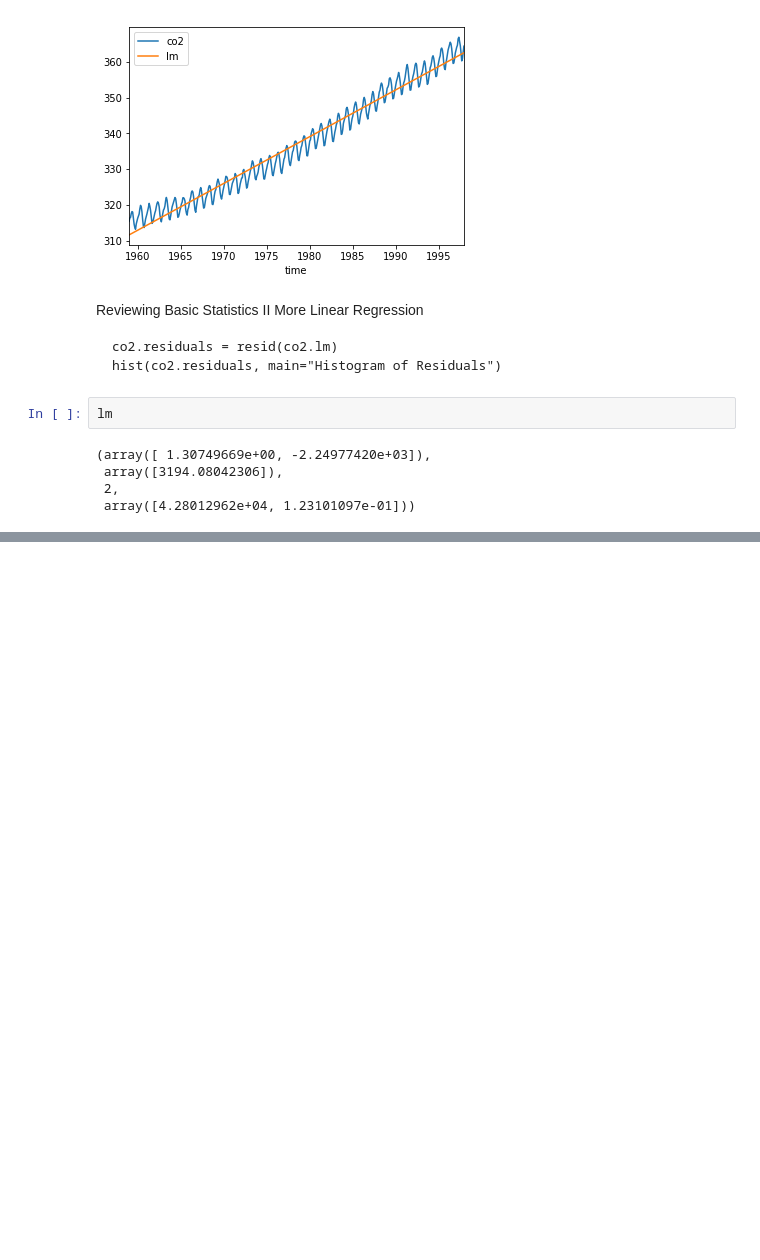
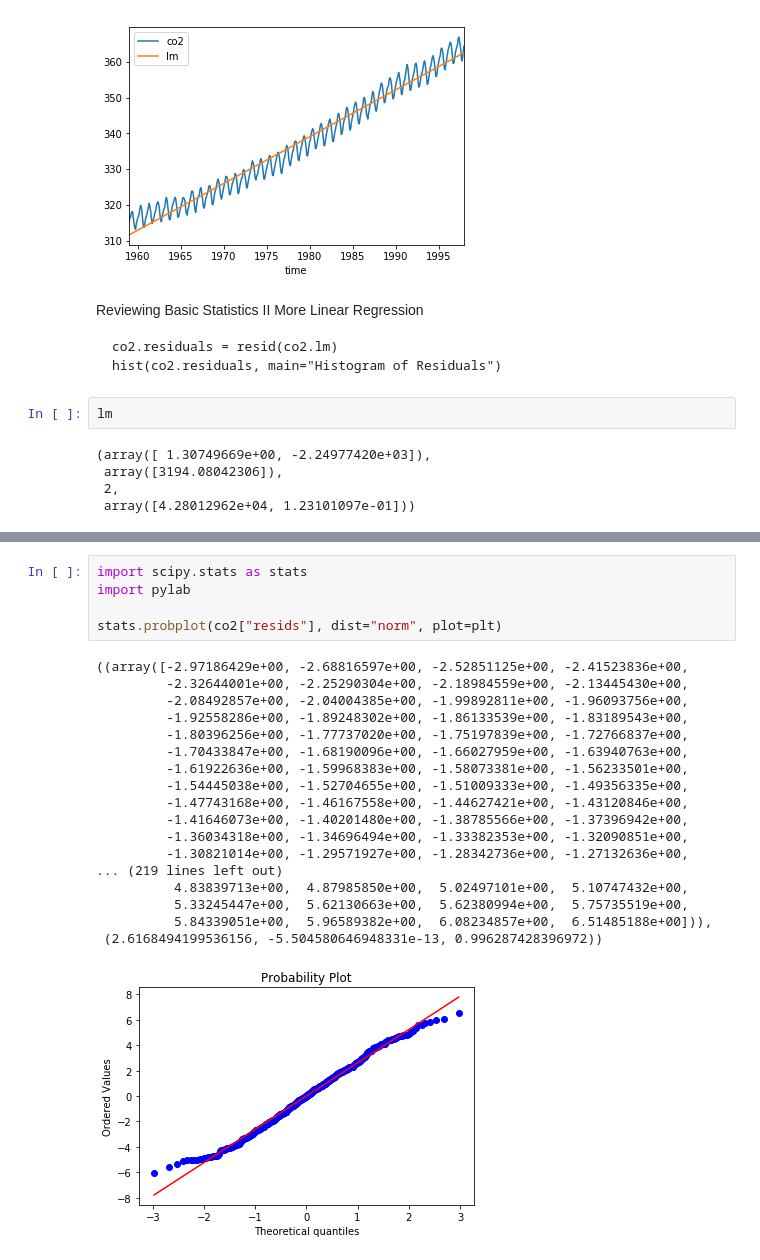
Before and after one commit to stlimtat/coursera-practical-time-series-analysis, a Jupyter notebook: week1.ipynb, the cells around one changed output, grey strips where cells are left out. Saved outputs shown, nothing was run; the diff lists cells and outputs as text; blank space fills up the shorter version.

```diff
--- a/week1.ipynb
+++ b/week1.ipynb
@@ -130,0 +134,24 @@ Name: lm, Length: 468, dtype: float64
+# %%
+import scipy.stats as stats
+import pylab
+
+stats.probplot(co2["resids"], dist="norm", plot=plt)
+# %% [output]
+((array([-2.97186429e+00, -2.68816597e+00, -2.52851125e+00, -2.41523836e+00,
+         -2.32644001e+00, -2.25290304e+00, -2.18984559e+00, -2.13445430e+00,
+         -2.08492857e+00, -2.04004385e+00, -1.99892811e+00, -1.96093756e+00,
+         -1.92558286e+00, -1.89248302e+00, -1.86133539e+00, -1.83189543e+00,
+         -1.80396256e+00, -1.77737020e+00, -1.75197839e+00, -1.72766837e+00,
+         -1.70433847e+00, -1.68190096e+00, -1.66027959e+00, -1.63940763e+00,
+         -1.61922636e+00, -1.59968383e+00, -1.58073381e+00, -1.56233501e+00,
+         -1.54445038e+00, -1.52704655e+00, -1.51009333e+00, -1.49356335e+00,
+         -1.47743168e+00, -1.46167558e+00, -1.44627421e+00, -1.43120846e+00,
+         -1.41646073e+00, -1.40201480e+00, -1.38785566e+00, -1.37396942e+00,
+         -1.36034318e+00, -1.34696494e+00, -1.33382353e+00, -1.32090851e+00,
+         -1.30821014e+00, -1.29571927e+00, -1.28342736e+00, -1.27132636e+00,
+... (219 lines left out)
+          4.83839713e+00,  4.87985850e+00,  5.02497101e+00,  5.10747432e+00,
+          5.33245447e+00,  5.62130663e+00,  5.62380994e+00,  5.75735519e+00,
+          5.84339051e+00,  5.96589382e+00,  6.08234857e+00,  6.51485188e+00])),
+ (2.6168494199536156, -5.504580646948331e-13, 0.996287428396972))
+[figure, added]
```
Also changed, not shown: parts of 30 cells of this notebook.
